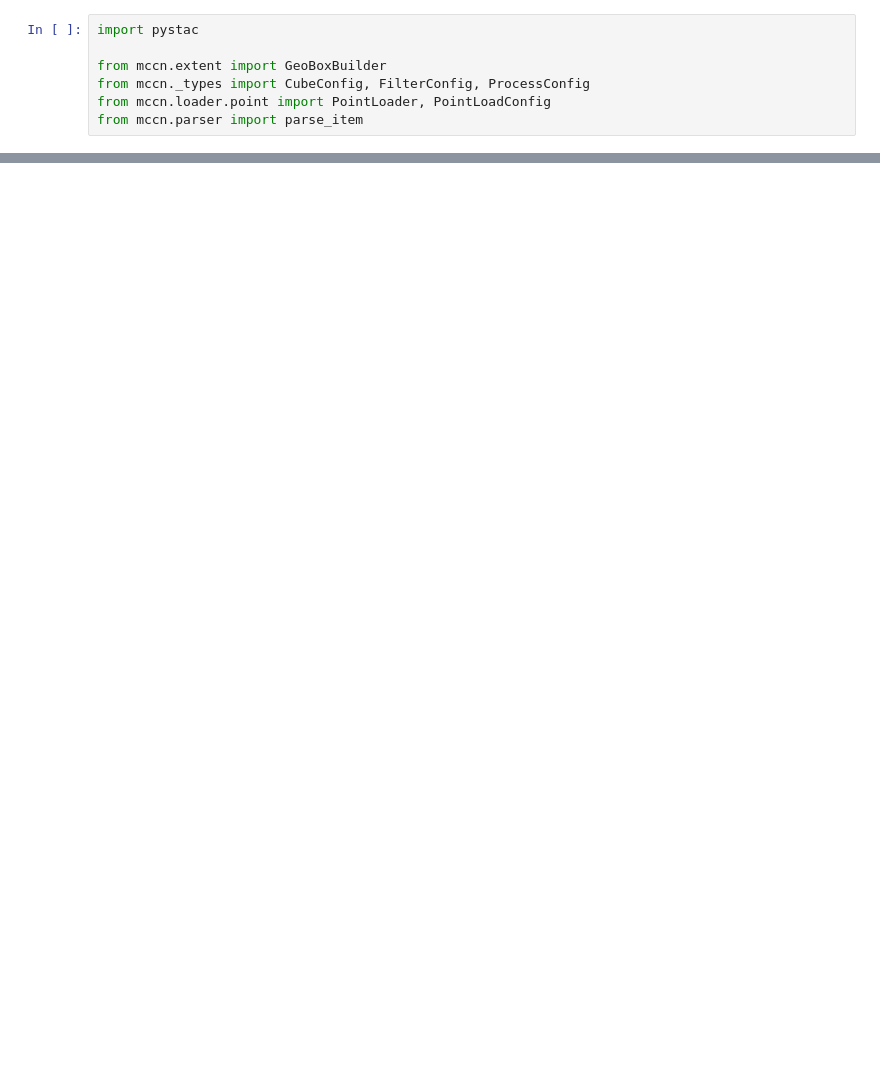
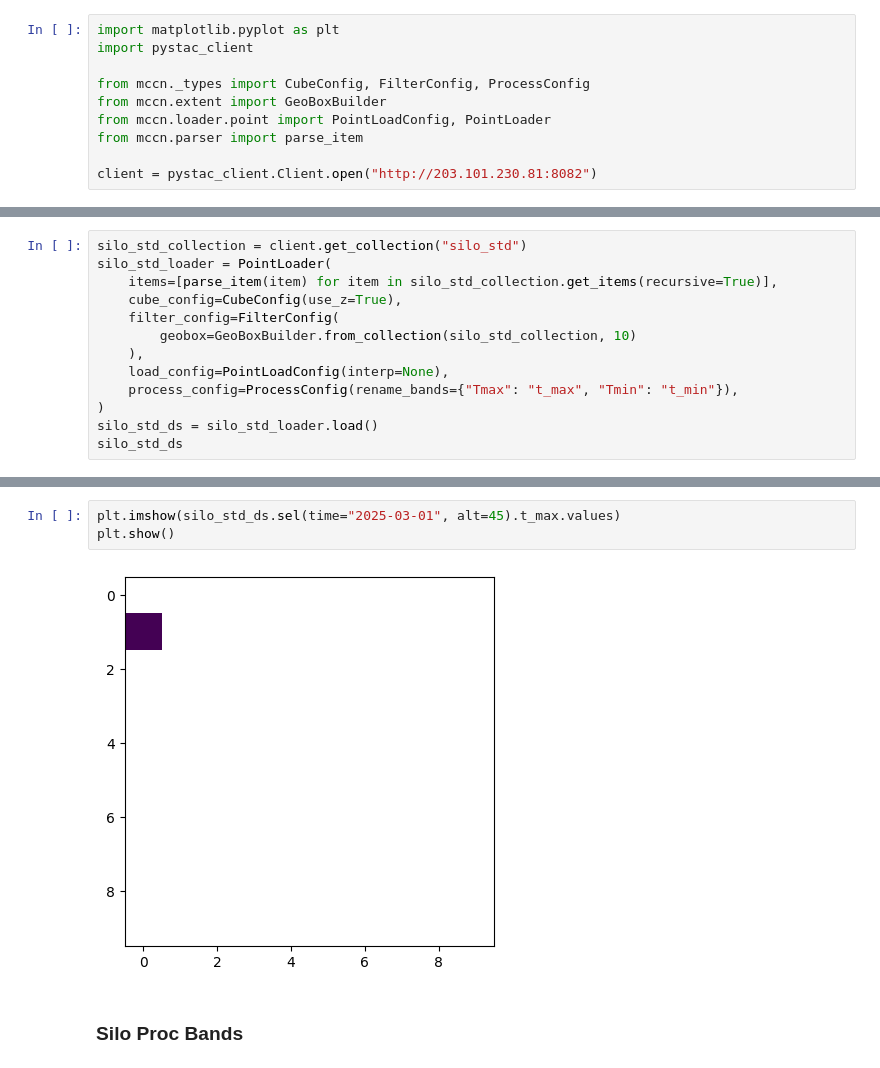
Before and after one commit to aus-plant-phenomics-network/mccn-engine, a Jupyter notebook: point_load.ipynb, the cells around one changed output, grey strips where cells are left out. Drawn from its saved outputs; the diff is of its cells as text; blank space fills up the shorter version.

```diff
--- a/point_load.ipynb
+++ b/point_load.ipynb
@@ -1,7 +1,10 @@
 # %%
-import pystac
+import matplotlib.pyplot as plt
+import pystac_client
 
+from mccn._types import CubeConfig, FilterConfig, ProcessConfig
 from mccn.extent import GeoBoxBuilder
-from mccn._types import CubeConfig, FilterConfig, ProcessConfig
-from mccn.loader.point import PointLoader, PointLoadConfig
+from mccn.loader.point import PointLoadConfig, PointLoader
 from mccn.parser import parse_item
+
+client = pystac_client.Client.open("http://203.101.230.81:8082")
@@ -9,0 +13,13 @@ from mccn.parser import parse_item
+# %%
+silo_std_collection = client.get_collection("silo_std")
+silo_std_loader = PointLoader(
+    items=[parse_item(item) for item in silo_std_collection.get_items(recursive=True)],
+    cube_config=CubeConfig(use_z=True),
+    filter_config=FilterConfig(
+        geobox=GeoBoxBuilder.from_collection(silo_std_collection, 10)
+    ),
+    load_config=PointLoadConfig(interp=None),
+    process_config=ProcessConfig(rename_bands={"Tmax": "t_max", "Tmin": "t_min"}),
+)
+silo_std_ds = silo_std_loader.load()
+silo_std_ds
@@ -9,0 +37,7 @@ from mccn.parser import parse_item
+# %%
+plt.imshow(silo_std_ds.sel(time="2025-03-01", alt=45).t_max.values)
+plt.show()
+# %% [output]
+[figure, added]
+# %% [markdown]
+### Silo Proc Bands
```
Also changed, not shown: parts of 12 cells of this notebook, 36 other files.
